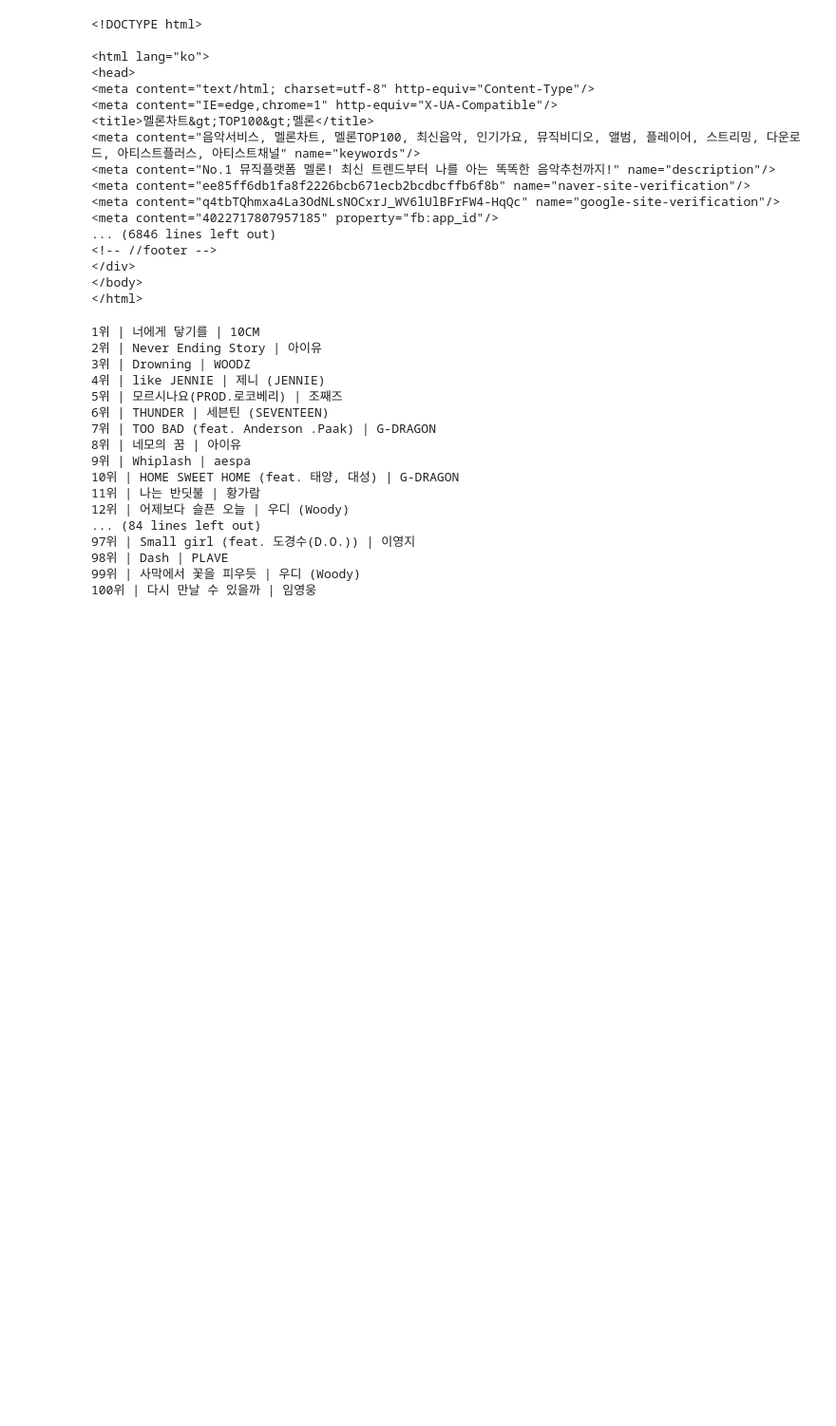
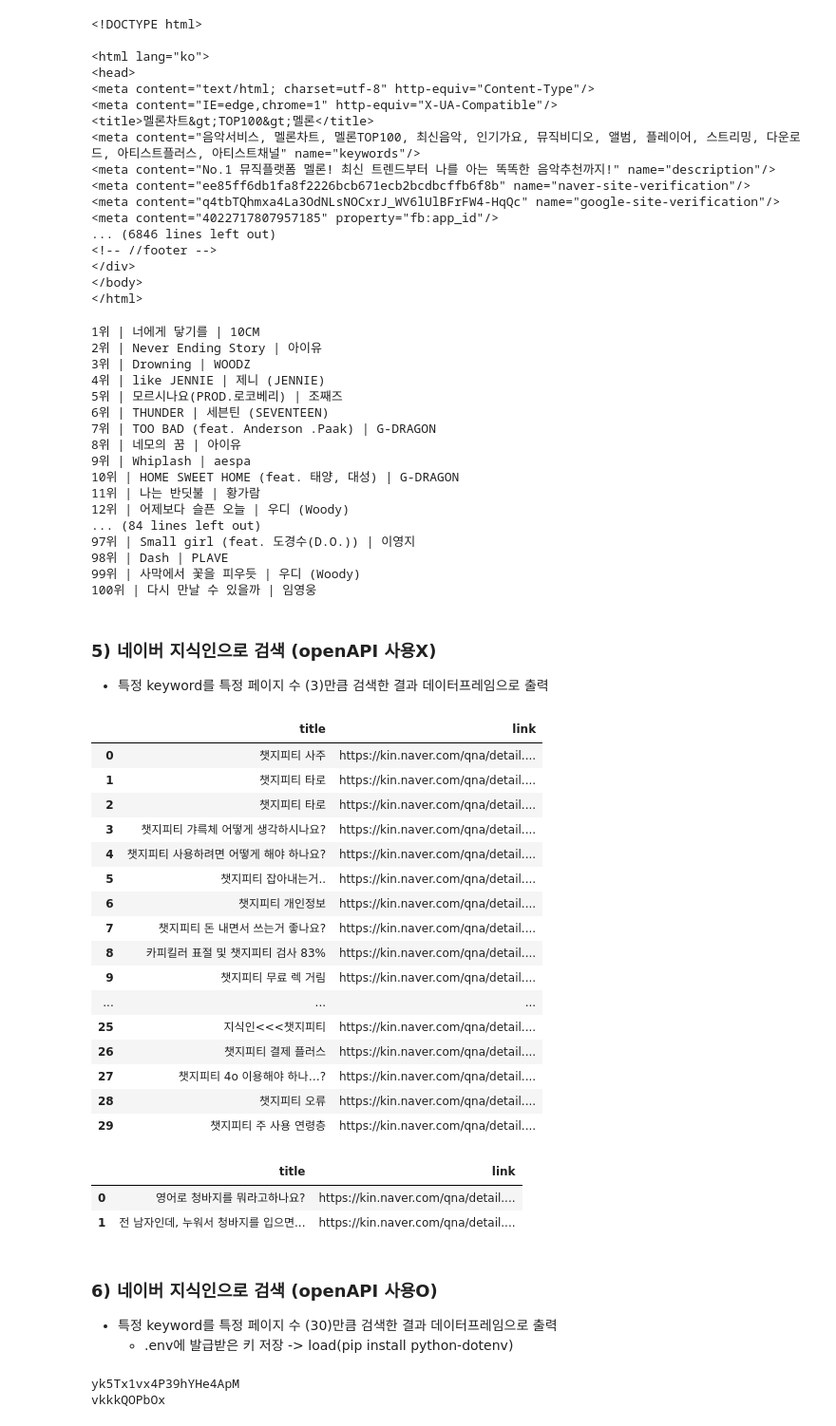
Before and after one commit to jangsh4752/ai_x, a Jupyter notebook: source/01_python/ch14_웹데이터수집1_정적_공공api.ipynb, the cells around one changed output. Shown at 95% size. Drawn from its saved outputs; the diff is of its cells as text; code cells hidden in the pictures; blank space fills up the shorter version.

```diff
--- a/source/01_python/ch14_웹데이터수집1_정적_공공api.ipynb
+++ b/source/01_python/ch14_웹데이터수집1_정적_공공api.ipynb
@@ -723,3 +723,6 @@ for idx, (song, singer) in enumerate(zip(songs, singers)):
 98위 | Dash | PLAVE
 99위 | 사막에서 꽃을 피우듯 | 우디 (Woody)
 100위 | 다시 만날 수 있을까 | 임영웅
+# %% [markdown]
+### 5) 네이버 지식인으로 검색 (openAPI 사용X)
+- 특정 keyword를 특정 페이지 수 (3)만큼 검색한 결과 데이터프레임으로 출력
@@ -725,0 +774,46 @@ for idx, (song, singer) in enumerate(zip(songs, singers)):
+# %%
+# 페이징 포함(keyword를 pages 수 만큼 검색한 결과를 데이터프레임에)
+import requests
+from bs4 import BeautifulSoup
+import pandas as pd
+keyword = '챗지피티'
+pages = 3
+items_list = [] # 크롤링한 데이터를 담을 list(2차원)
+for page in range(1, pages+1):
+    url = f'https://kin.naver.com/search/list.naver?query={keyword}&page={page}'
+#     print(url)
+# 해당 url의 soup객체 -> 글제목, link를 가져와서 items_list에 append
+    response = requests.get(url)
+    soup = BeautifulSoup(response.text, 'html.parser')
+    dts = soup.find_all('dt')
+    items = soup.select('dt > a')
+#     print([item.attrs['href'] for item in items])
+    for dt in dts :
+        item = dt.find('a')
+#     for item in items :
+        items_list.append([item.text, item.attrs.get('href')])
+#         items_list.append({
+#                 'title': item.text,
+#                 'link' : item.get('href')})
+# print(len(items_list),'개 데이터')
+# print(items_list[:2])
+df = pd.DataFrame(items_list, columns = ['title','link'])
+df
+# %% [output]
+|  | title | link |
+| 0 | 챗지피티 사주 | https://kin.naver.com/qna/detail.... |
+| 1 | 챗지피티 타로 | https://kin.naver.com/qna/detail.... |
+| 2 | 챗지피티 타로 | https://kin.naver.com/qna/detail.... |
+| 3 | 챗지피티 갸륵체 어떻게 생각하시나요? | https://kin.naver.com/qna/detail.... |
+| 4 | 챗지피티 사용하려면 어떻게 해야 하나요? | https://kin.naver.com/qna/detail.... |
+| 5 | 챗지피티 잡아내는거.. | https://kin.naver.com/qna/detail.... |
+| 6 | 챗지피티 개인정보 | https://kin.naver.com/qna/detail.... |
+| 7 | 챗지피티 돈 내면서 쓰는거 좋나요? | https://kin.naver.com/qna/detail.... |
+| 8 | 카피킬러 표절 및 챗지피티 검사 83% | https://kin.naver.com/qna/detail.... |
+| 9 | 챗지피티 무료 렉 거림 | https://kin.naver.com/qna/detail.... |
+| ... | ... | ... |
+| 25 | 지식인<<<챗지피티 | https://kin.naver.com/qna/detail.... |
+| 26 | 챗지피티 결제 플러스 | https://kin.naver.com/qna/detail.... |
+| 27 | 챗지피티 4o 이용해야 하나…? | https://kin.naver.com/qna/detail.... |
+| 28 | 챗지피티 오류 | https://kin.naver.com/qna/detail.... |
+| 29 | 챗지피티 주 사용 연령층 | https://kin.naver.com/qna/detail.... |
@@ -725,0 +838,21 @@ for idx, (song, singer) in enumerate(zip(songs, singers)):
+# %%
+df = get_items_data('청바지', 3)
+df.head(2)
+# %% [output]
+|  | title | link |
+| 0 | 영어로 청바지를 뭐라고하나요? | https://kin.naver.com/qna/detail.... |
+| 1 | 전 남자인데, 누워서 청바지를 입으면... | https://kin.naver.com/qna/detail.... |
+# %% [markdown]
+### 6) 네이버 지식인으로 검색 (openAPI 사용O)
+- 특정 keyword를 특정 페이지 수 (30)만큼 검색한 결과 데이터프레임으로 출력
+    - .env에 발급받은 키 저장 -> load(pip install python-dotenv)
+# %%
+# 환경변수 가져오기
+from dotenv import load_dotenv
+import os
+load_dotenv() # dotenv_path='.env' 기본값
+# print(os.getenv('Client_ID'))
+# print(os.getenv('Client_Secret'))
+# %% [output]
+yk5Tx1vx4P39hYHe4ApM
+vkkkQOPbOx
```
Also changed, not shown: parts of 24 cells of this notebook, 2 other files.
